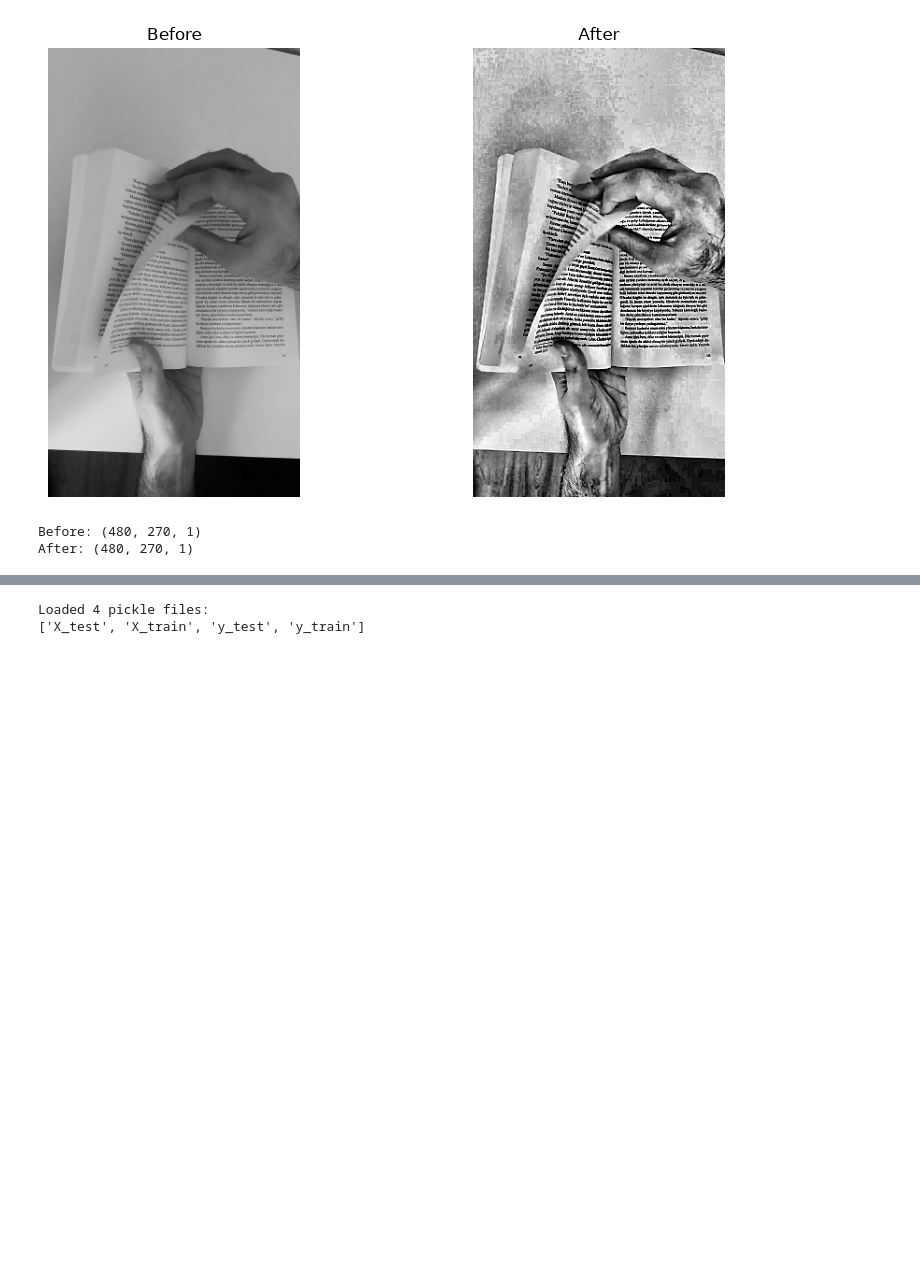
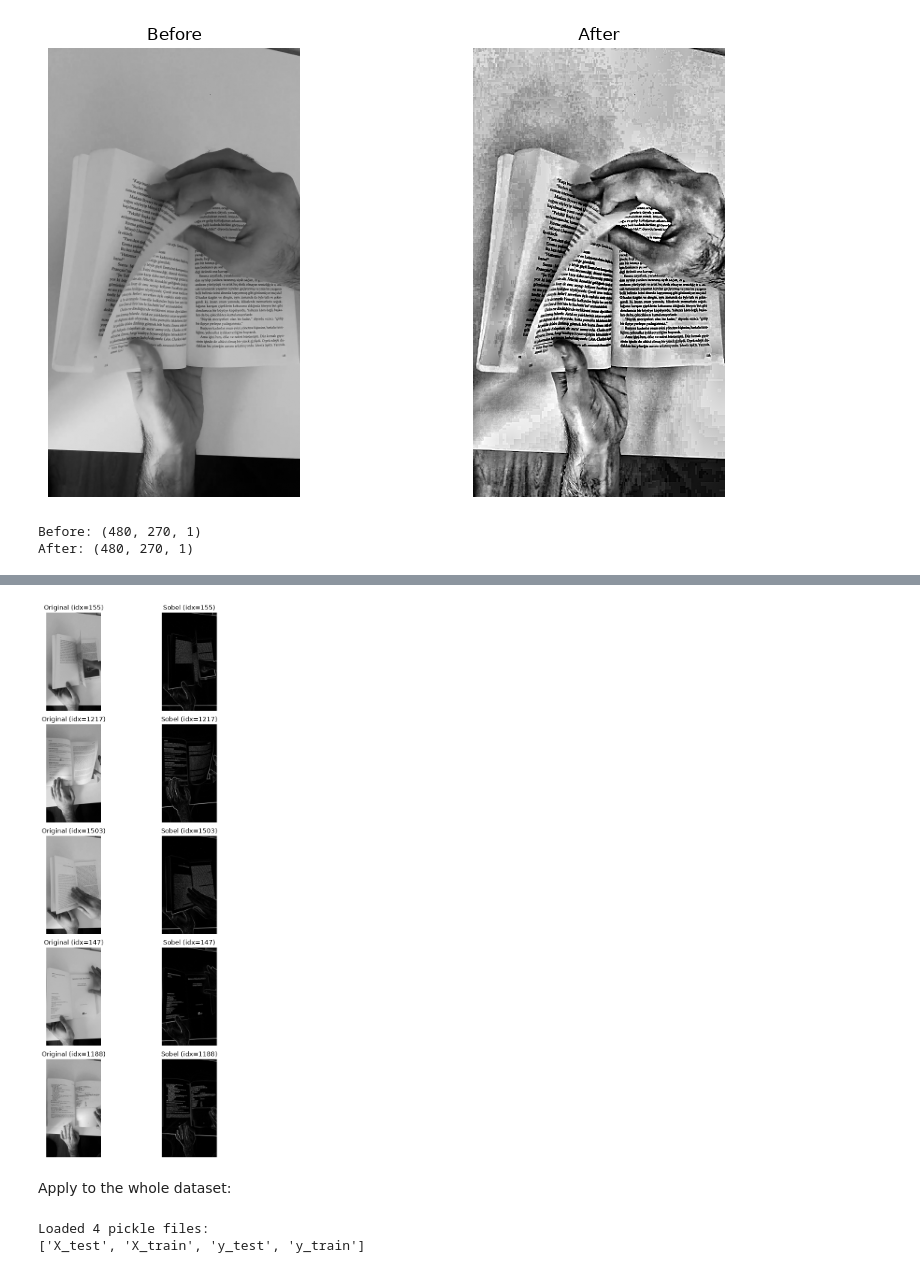
Before and after one commit to cameroncochrane/gejIeSjwpDqobLkc, a Jupyter notebook: notebooks/SFM_NB_4.ipynb, the cells around one changed output, grey strips where cells are left out. Cells and saved outputs as stored; diff of their text form; code cells hidden in the pictures; blank space fills up the shorter version.

```diff
--- a/notebooks/SFM_NB_4.ipynb
+++ b/notebooks/SFM_NB_4.ipynb
@@ -340,3 +439,29 @@ def enhance_dataset(X, **kwargs):
+# %%
+# Randomly select 5 images from X_train
+n_samples = 5
+sample_indices = np.random.choice(len(X_train), size=n_samples, replace=False)
+
+# Plot before vs after enhancement
+fig, axes = plt.subplots(n_samples, 2, figsize=(8, 3 * n_samples))
+
+for row, idx in enumerate(sample_indices):
+    original = X_train[idx]
+    enhanced = enhance_image(original)
+
+    axes[row, 0].imshow(original.squeeze(), cmap="gray", vmin=0, vmax=1)
+    axes[row, 0].set_title(f"Original (idx={idx})")
+    axes[row, 0].axis("off")
+
+    axes[row, 1].imshow(enhanced.squeeze(), cmap="gray", vmin=0, vmax=1)
+    axes[row, 1].set_title(f"Sobel (idx={idx})")
+    axes[row, 1].axis("off")
+
+plt.tight_layout()
+plt.show()
+# %% [output]
+[figure, added]
+# %% [markdown]
+Apply to the whole dataset:
 # %%
 # Load 'fresh' data:
 
```
Also changed, not shown: parts of 21 cells of this notebook, 3 other files.
